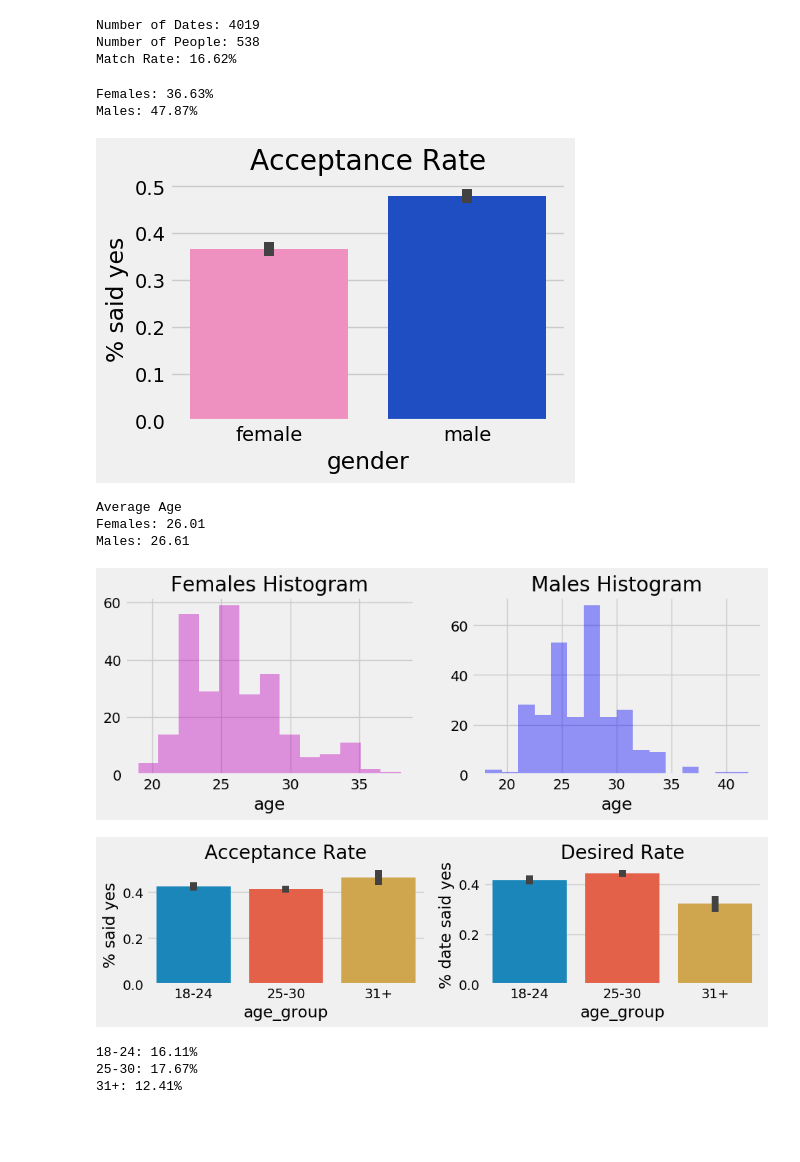
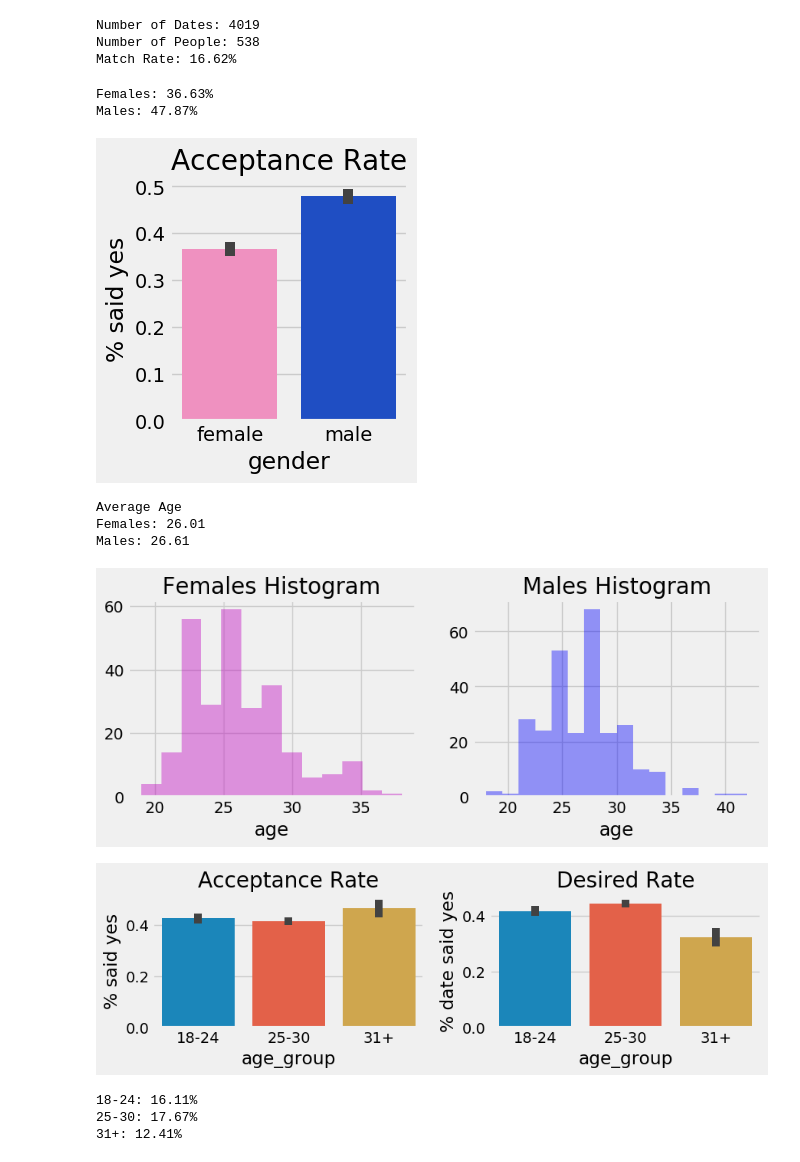
Before and after one commit to saminfeld/Springboard, a Jupyter notebook: Capstone Project 1/Code/Speed Dating Main.ipynb, the cells around one changed output. Cells and saved outputs as stored; diff of their text form; code cells hidden in the pictures; blank space fills up the shorter version.

```diff
--- a/Capstone Project 1/Code/Speed Dating Main.ipynb
+++ b/Capstone Project 1/Code/Speed Dating Main.ipynb
@@ -224,3 +203,23 @@ sd2['comb_id']= sd2['comb_id'].cat.codes
+# %%
+#combined iid dictionary
+#first letter is male, second letter female
+sd2['maleid']= 0
+sd2['femaleid']= 0
+#males
+sd2.loc[sd2['gender']==1,'maleid'] = sd2.loc[sd2['gender']==1,'iid']
+sd2.loc[sd2['gender']==0,'maleid'] = sd2.loc[sd2['gender']==0,'pid']
+#females
+sd2.loc[sd2['gender']==0,'femaleid'] = sd2.loc[sd2['gender']==0,'iid']
+sd2.loc[sd2['gender']==1,'femaleid'] = sd2.loc[sd2['gender']==1,'pid']
+#interaction
+sd2['comb_id']= sd2['maleid'].astype(str) + sd2['femaleid'].astype(str)
+#make a key
+comb_id_key = pd.DataFrame(sd2['comb_id'].unique())
+comb_id_key= comb_id_key.sort_values(0)
+comb_id_key= comb_id_key.reset_index(drop=True)
+#final variable
+sd2['comb_id']=sd2['comb_id'].astype('category')
+sd2['comb_id']= sd2['comb_id'].cat.codes
 # %%
 sd2['match'].count()
 # %% [output]
@@ -240,28 +239,28 @@ Number of People: 538
 Match Rate: 16.62%
 # %%
 #examining gender
-fig= plt.figure(figsize=(10,3),dpi=100)
+fig= plt.figure(figsize=(6,3),dpi=100)
 plt.rcdefaults()
 plt.style.use(style='fivethirtyeight')
 
 #dec by gender
 ax2= plt.subplot(122)
 sns.barplot(x="gender", y="dec", data=sd2,palette=['xkcd:pink','xkcd:blue'])
 ax2.set_ylabel('% said yes')
 ax2.set_xticklabels(['female','male'])
 plt.title('Acceptance Rate')
 
 
 fema = sd2['dec'][sd2['gender']==0].sum()/sd2['dec'][sd2['gender']==0].count()
 mal = sd2['dec'][sd2['gender']==1].sum()/sd2['dec'][sd2['gender']==1].count()
 print('Females: {:.2%}\nMales: {:.2%}'.format(fema,mal))
 # %% [output]
 Females: 36.63%
 Males: 47.87%
-[figure, old version]
+[figure, new version]
 # %%
 ## examining age
-fig= plt.figure(figsize=(10,3),dpi=100)
+fig= plt.figure(figsize=(9,3))
 #males and females
 female_ages = by_person['age'][by_person['gender']==0]
 male_ages = by_person['age'][by_person['gender']==1]
@@ -278,10 +277,10 @@ print('Average Age\nFemales: {:.2f}\nMales: {:.2f}'.format(female_ages.mean(),ma
 Average Age
 Females: 26.01
 Males: 26.61
-[figure, old version]
+[figure, new version]
 # %%
 #examining age
-fig= plt.figure(figsize=(10,3),dpi=100)
+fig= plt.figure(figsize=(9,3),dpi=100)
 #dec by race
 ax1= plt.subplot(121)
 
@@ -303,5 +302,5 @@ ax2.set_ylabel('% date said yes')
 
 plt.tight_layout()
 # %% [output]
-[figure, old version]
+[figure, new version]
 # %%
```
Also changed, not shown: parts of 7 cells of this notebook, 4 other files.
